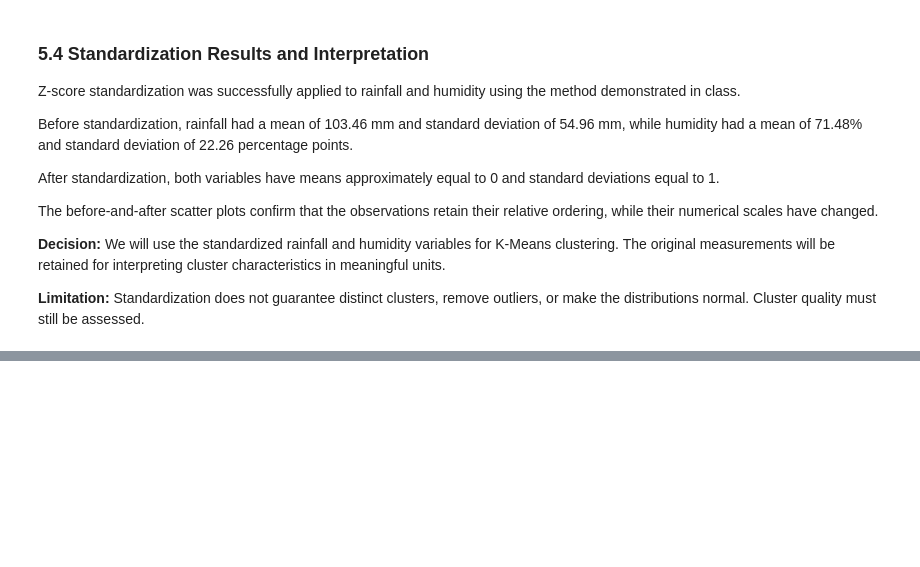
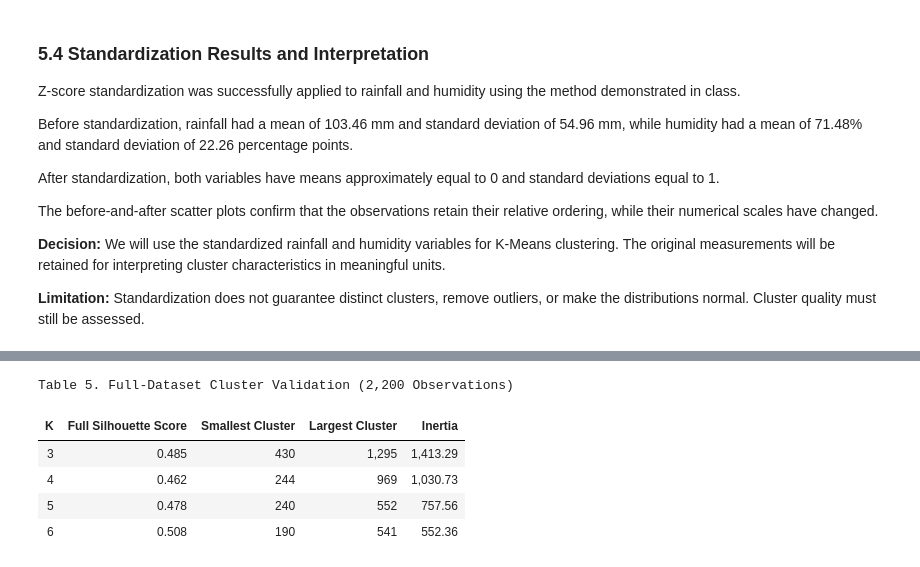
Before and after one commit to UbaidUllah777/Crop_Recommendation_Analysis, a Jupyter notebook: Crop_Recommendation_Workshop_B.ipynb, the cells around one changed output, grey strips where cells are left out. Saved outputs shown, nothing was run; the diff lists cells and outputs as text; code cells hidden in the pictures; blank space fills up the shorter version.

```diff
--- a/Crop_Recommendation_Workshop_B.ipynb
+++ b/Crop_Recommendation_Workshop_B.ipynb
@@ -467,0 +699,52 @@ The before-and-after scatter plots confirm that the observations retain their re
+# %%
+
+# Step 6.6: Full-Dataset Silhouette Validation
+
+from sklearn.metrics import silhouette_score
+
+validation_results = []
+
+for k in [3, 4, 5, 6]:
+    model = KMeans(
+        n_clusters=k,
+        random_state=42,
+        n_init=10
+    )
+
+    labels = model.fit_predict(X)
+
+    # Exact silhouette calculation using all observations
+    full_silhouette = silhouette_score(X, labels)
+
+    cluster_sizes = np.bincount(labels, minlength=k)
+
+    validation_results.append({
+        "K": k,
+        "Full Silhouette Score": full_silhouette,
+        "Smallest Cluster": cluster_sizes.min(),
+        "Largest Cluster": cluster_sizes.max(),
+        "Inertia": model.inertia_
+    })
+
+validation_df = pd.DataFrame(validation_results)
+
+display(
+    validation_df.style
+    .hide(axis="index")
+    .format({
+        "Full Silhouette Score": "{:.3f}",
+        "Smallest Cluster": "{:,.0f}",
+        "Largest Cluster": "{:,.0f}",
+        "Inertia": "{:,.2f}"
+    })
+    .set_caption(
+        "Table 5. Full-Dataset Cluster Validation (2,200 Observations)"
+    )
+)
+# %% [output]
+Table 5. Full-Dataset Cluster Validation (2,200 Observations)
+| K | Full Silhouette Score | Smallest Cluster | Largest Cluster | Inertia |
+| 3 | 0.485 | 430 | 1,295 | 1,413.29 |
+| 4 | 0.462 | 244 | 969 | 1,030.73 |
+| 5 | 0.478 | 240 | 552 | 757.56 |
+| 6 | 0.508 | 190 | 541 | 552.36 |
```
Also changed, not shown: parts of 6 cells of this notebook.
